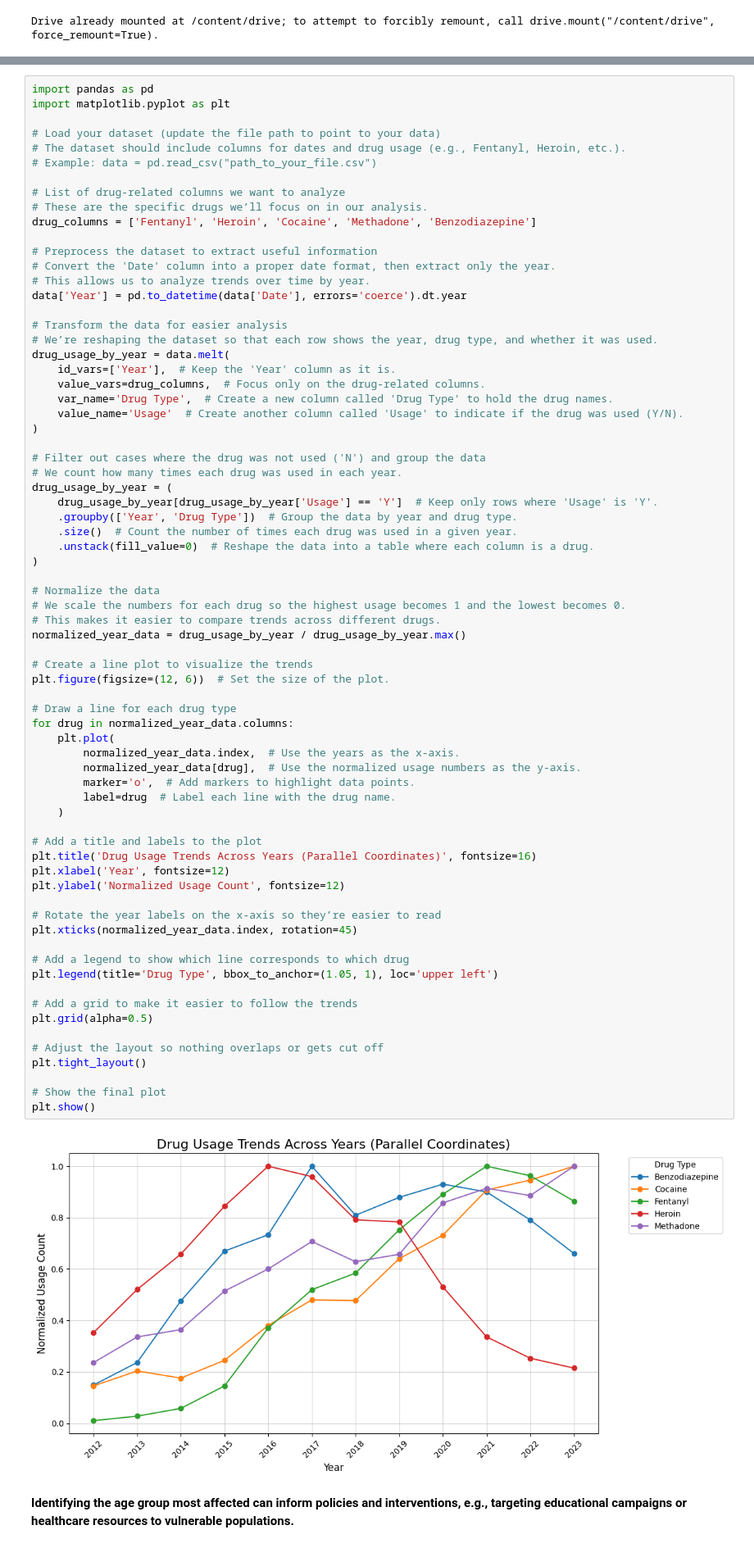
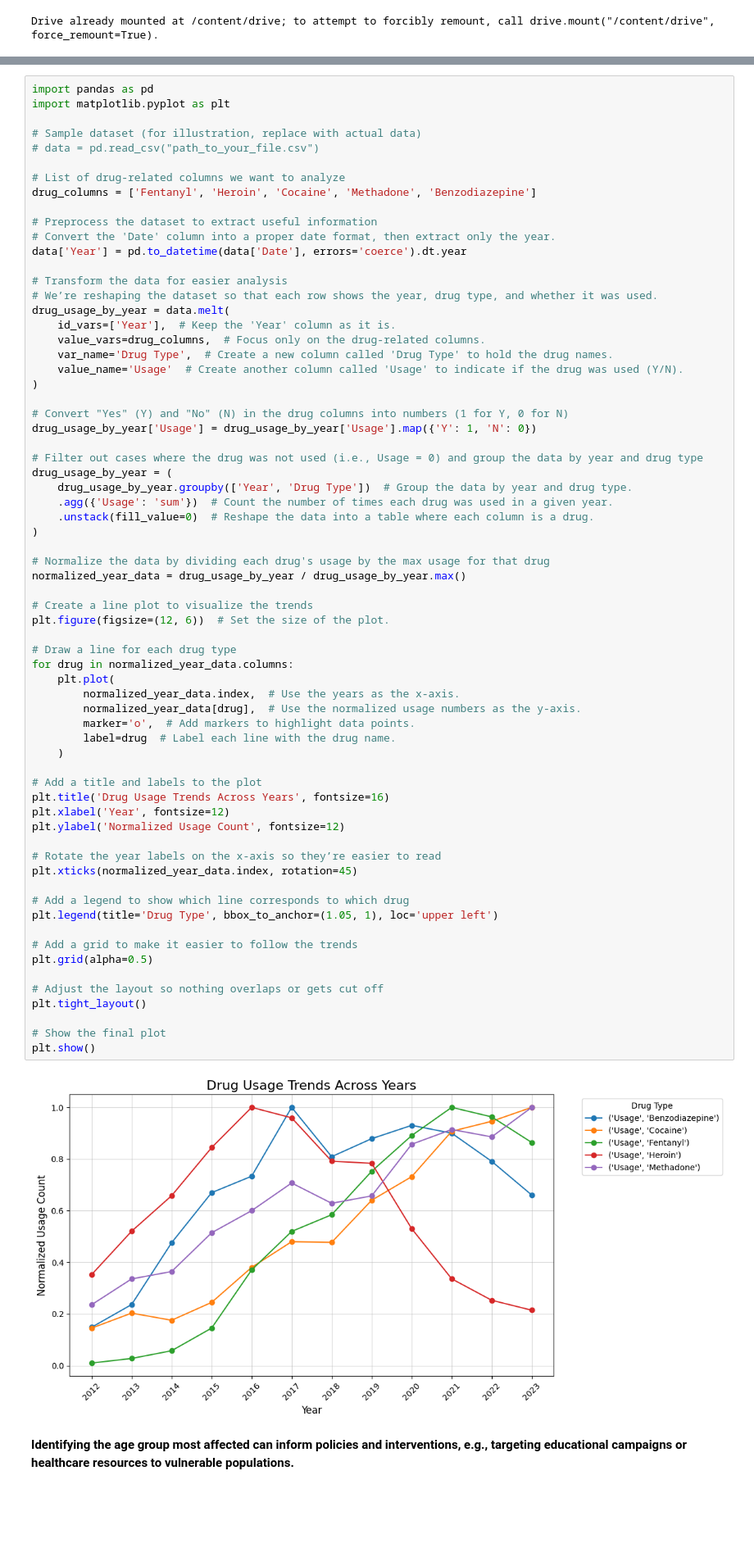
Before and after one commit to rictika/Drug_Analysis, a Jupyter notebook: Programming_for_data_science.ipynb, the cells around one changed output, grey strips where cells are left out. Shown at 82% size. Drawn from its saved outputs; the diff is of its cells as text; blank space fills up the shorter version.

Commit message:
Handled UserWarning: No artists with labels found to put in legend.  Note that artists whose label start with an underscore are ignored when legend() is called with no argument.   plt.legend(title="Gender") by map({'Y': 1, 'N': 0})

```diff
--- a/Programming_for_data_science.ipynb
+++ b/Programming_for_data_science.ipynb
@@ -42,17 +42,14 @@ plt.show()
 import pandas as pd
 import matplotlib.pyplot as plt
 
-# Load your dataset (update the file path to point to your data)
-# The dataset should include columns for dates and drug usage (e.g., Fentanyl, Heroin, etc.).
-# Example: data = pd.read_csv("path_to_your_file.csv")
+# Sample dataset (for illustration, replace with actual data)
+# data = pd.read_csv("path_to_your_file.csv")
 
 # List of drug-related columns we want to analyze
-# These are the specific drugs we’ll focus on in our analysis.
 drug_columns = ['Fentanyl', 'Heroin', 'Cocaine', 'Methadone', 'Benzodiazepine']
 
 # Preprocess the dataset to extract useful information
 # Convert the 'Date' column into a proper date format, then extract only the year.
-# This allows us to analyze trends over time by year.
 data['Year'] = pd.to_datetime(data['Date'], errors='coerce').dt.year
 
 # Transform the data for easier analysis
@@ -64,53 +61,52 @@ drug_usage_by_year = data.melt(
     value_name='Usage'  # Create another column called 'Usage' to indicate if the drug was used (Y/N).
 )
 
-# Filter out cases where the drug was not used ('N') and group the data
-# We count how many times each drug was used in each year.
+# Convert "Yes" (Y) and "No" (N) in the drug columns into numbers (1 for Y, 0 for N)
+drug_usage_by_year['Usage'] = drug_usage_by_year['Usage'].map({'Y': 1, 'N': 0})
+
+# Filter out cases where the drug was not used (i.e., Usage = 0) and group the data by year and drug type
 drug_usage_by_year = (
-    drug_usage_by_year[drug_usage_by_year['Usage'] == 'Y']  # Keep only rows where 'Usage' is 'Y'.
-    .groupby(['Year', 'Drug Type'])  # Group the data by year and drug type.
-    .size()  # Count the number of times each drug was used in a given year.
+    drug_usage_by_year.groupby(['Year', 'Drug Type'])  # Group the data by year and drug type.
+    .agg({'Usage': 'sum'})  # Count the number of times each drug was used in a given year.
     .unstack(fill_value=0)  # Reshape the data into a table where each column is a drug.
 )
 
-# Normalize the data
-# We scale the numbers for each drug so the highest usage becomes 1 and the lowest becomes 0.
-# This makes it easier to compare trends across different drugs.
+# Normalize the data by dividing each drug's usage by the max usage for that drug
 normalized_year_data = drug_usage_by_year / drug_usage_by_year.max()
 
 # Create a line plot to visualize the trends
 plt.figure(figsize=(12, 6))  # Set the size of the plot.
 
 # Draw a line for each drug type
 for drug in normalized_year_data.columns:
     plt.plot(
         normalized_year_data.index,  # Use the years as the x-axis.
         normalized_year_data[drug],  # Use the normalized usage numbers as the y-axis.
         marker='o',  # Add markers to highlight data points.
         label=drug  # Label each line with the drug name.
     )
 
 # Add a title and labels to the plot
-plt.title('Drug Usage Trends Across Years (Parallel Coordinates)', fontsize=16)
+plt.title('Drug Usage Trends Across Years', fontsize=16)
 plt.xlabel('Year', fontsize=12)
 plt.ylabel('Normalized Usage Count', fontsize=12)
 
 # Rotate the year labels on the x-axis so they’re easier to read
 plt.xticks(normalized_year_data.index, rotation=45)
 
 # Add a legend to show which line corresponds to which drug
 plt.legend(title='Drug Type', bbox_to_anchor=(1.05, 1), loc='upper left')
 
 # Add a grid to make it easier to follow the trends
 plt.grid(alpha=0.5)
 
 # Adjust the layout so nothing overlaps or gets cut off
 plt.tight_layout()
 
 # Show the final plot
 plt.show()
 # %% [output]
-[figure, old version]
+[figure, new version]
 # %% [markdown]
 **Identifying the age group most affected can inform policies and interventions, e.g., targeting educational campaigns or healthcare resources to vulnerable populations.**
 # %% [markdown]
```
